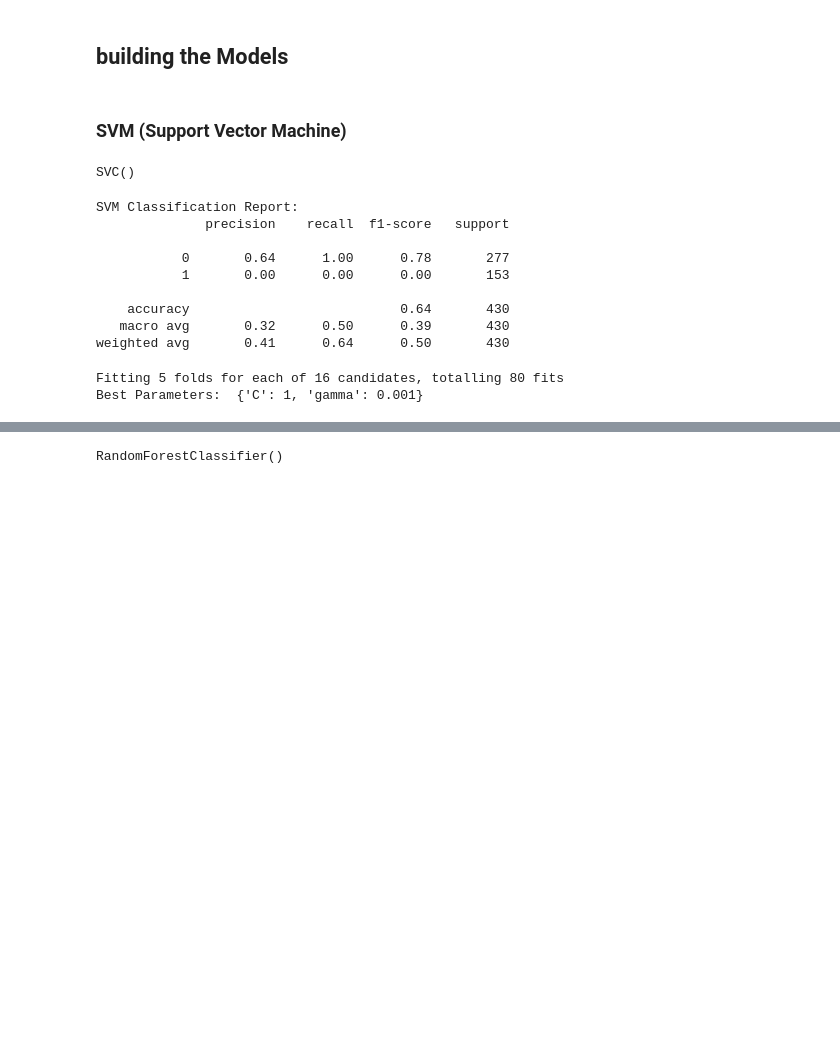
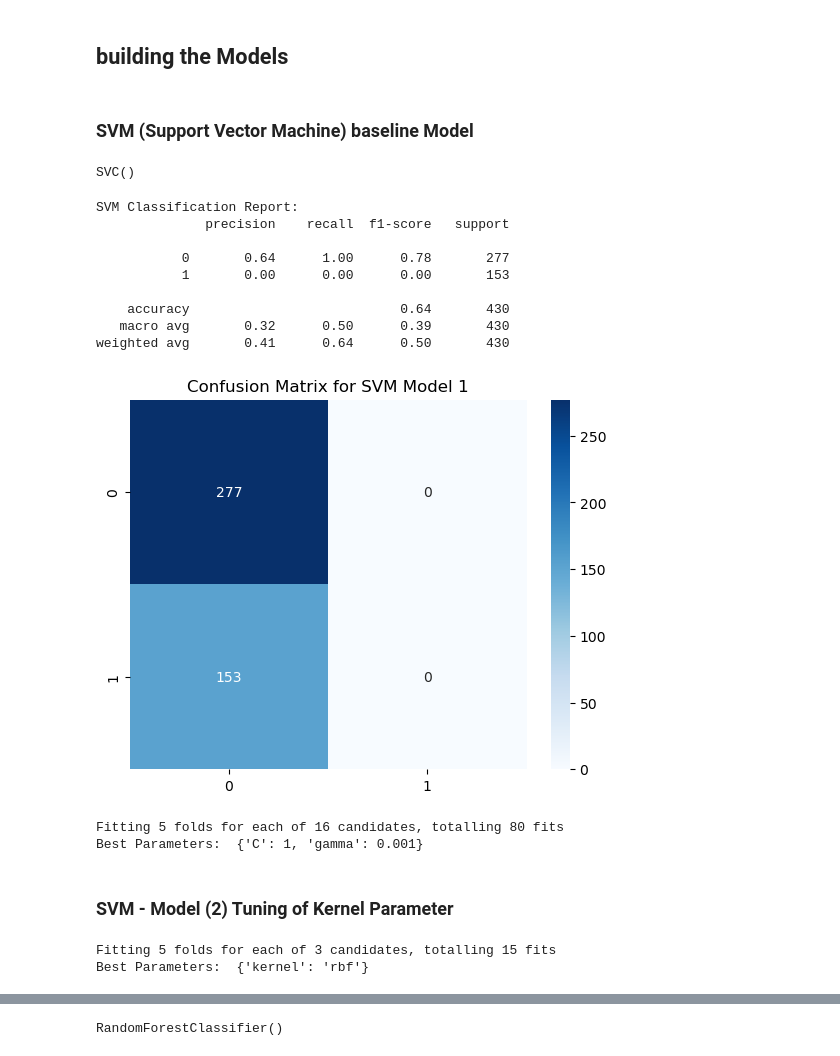
Before and after one commit to Omar-Maswadeh/IntroToAI, a Jupyter notebook: NN.ipynb, the cells around one changed output, grey strips where cells are left out. Drawn from its saved outputs; the diff is of its cells as text; code cells hidden in the pictures; blank space fills up the shorter version.

Commit message:
confusion metrices and accurcy

```diff
--- a/NN.ipynb
+++ b/NN.ipynb
@@ -78,33 +79,46 @@ X_train, X_test, y_train, y_test = train_test_split(X, y, test_size=0.2, random_
 # %% [markdown]
 ## building the Models
 # %% [markdown]
-### SVM (Support Vector Machine)
+### SVM (Support Vector Machine) baseline Model
 # %%
 from sklearn.svm import SVC
 
 # Create the SVM model
-svm_model = SVC()
+svm_model_1 = SVC()
 
 # Train the model
-svm_model.fit(X_train, y_train)
+svm_model_1.fit(X_train, y_train)
 # %% [output]
 SVC()
-# %%
-from sklearn.metrics import classification_report
-
-svm_predictions = svm_model.predict(X_test)
-print("SVM Classification Report:")
-print(classification_report(y_test, svm_predictions))
-# %% [output]
-SVM Classification Report:
-              precision    recall  f1-score   support
-
-           0       0.64      1.00      0.78       277
-           1       0.00      0.00      0.00       153
-
-    accuracy                           0.64       430
-   macro avg       0.32      0.50      0.39       430
-weighted avg       0.41      0.64      0.50       430
+# %%
+from sklearn.metrics import classification_report
+from sklearn.metrics import confusion_matrix
+import seaborn as sns
+import matplotlib.pyplot as plt
+
+
+predictions_1 = svm_model_1.predict(X_test)
+print("SVM Classification Report:")
+print(classification_report(y_test, predictions_1))
+
+# Create the confusion matrix
+cm = confusion_matrix(y_test, predictions_1)
+
+# Display the confusion matrix as a graph using seaborn's heatmap function
+sns.heatmap(cm, annot=True, fmt="d", cmap="Blues")
+plt.title("Confusion Matrix for SVM Model 1")
+plt.show()
+# %% [output]
+SVM Classification Report:
+              precision    recall  f1-score   support
+
+           0       0.64      1.00      0.78       277
+           1       0.00      0.00      0.00       153
+
+    accuracy                           0.64       430
+   macro avg       0.32      0.50      0.39       430
+weighted avg       0.41      0.64      0.50       430
+[figure, added]
 # %%
 from sklearn.model_selection import GridSearchCV
 
@@ -125,3 +139,25 @@ print("Best Parameters: ", grid_search.best_params_)
 # %% [output]
 Fitting 5 folds for each of 16 candidates, totalling 80 fits
 Best Parameters:  {'C': 1, 'gamma': 0.001}
+# %% [markdown]
+### SVM - Model (2) Tuning of Kernel Parameter
+# %%
+from sklearn.model_selection import GridSearchCV
+
+# Define the parameter grid
+param_grid = {'kernel': ['rbf', 'poly', 'sigmoid']}
+
+# Create the SVM model
+svm_model_2 = SVC()
+
+# Create the GridSearchCV object
+grid_search = GridSearchCV(svm_model_2, param_grid, cv=5, verbose=1)
+
+# Fit the model to the data
+grid_search.fit(X_train, y_train)
+
+# Print the best parameters
+print("Best Parameters: ", grid_search.best_params_)
+# %% [output]
+Fitting 5 folds for each of 3 candidates, totalling 15 fits
+Best Parameters:  {'kernel': 'rbf'}
```
Also changed, not shown: parts of 38 cells of this notebook.
